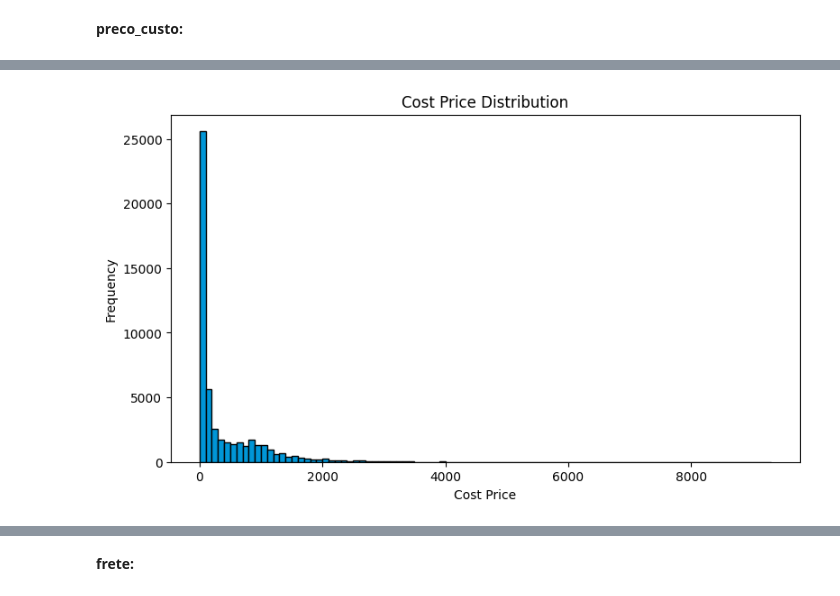
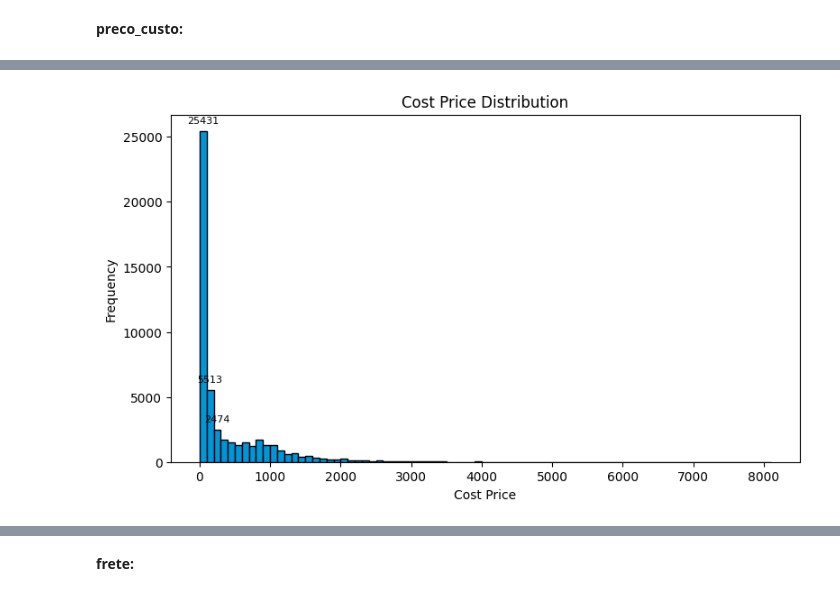
Before and after one commit to pathilink/bemol_data_case, a Jupyter notebook: notebooks/bemol_EDA.ipynb, the cells around one changed output, grey strips where cells are left out. Cells and saved outputs as stored; diff of their text form; code cells hidden in the pictures.

```diff
--- a/notebooks/bemol_EDA.ipynb
+++ b/notebooks/bemol_EDA.ipynb
@@ -198,3 +199,6 @@ df_prep.sample(5)
+# %%
+# iteration: exclude extreme values of preco_venda
+df_prep = df_prep.query('preco_venda <= 10000')
 # %% [markdown]
 ## Exploratory Data Analysis
 # %% [markdown]
@@ -209,4 +213,4 @@ Minimum date: 2020-05-01 00:00:00
 Maximum date: 2024-04-30 00:00:00
 # %%
 # create column
-df_prep['day_of_week'] = df_prep['data_venda'].dt.strftime('%a')
+df_prep['dia_semanal'] = df_prep['data_venda'].dt.strftime('%a')
@@ -277,27 +268,34 @@ df_prep.query('preco_custo >= 20000')
 # %%
-preco_custo_filtered = df_prep.query('preco_custo <= 10000')
+#  filtering to exclude extreme values
+preco_custo_filtered = df_prep#.query('preco_custo <= 10000')
 
 plt.figure(figsize=(9, 5))
 
-# Calculate bins limits every 100
+# calculate bins limits every 100
 bins = np.arange(preco_custo_filtered['preco_custo'].min(), preco_custo_filtered['preco_custo'].max() + 100, 100)
 
-# Histogram
+# histogram
 ax = plt.hist(preco_custo_filtered['preco_custo'], bins=bins, edgecolor='black', color='#0096d7')
 
-# Labels
-for rect in ax[2]:  # ax[2] contains the patches (bars) in the histogram
+# Identificando as 3 maiores barras
+n_barras = len(ax[0])
+valores_barras = ax[0]
+indices_maiores = np.argsort(valores_barras)[-3:]
+
+# label only the 3 first
+for i in indices_maiores:
+    rect = ax[2][i]  # ax[2] contém os patches (barras) do histograma
     x = rect.get_x() + rect.get_width() / 2
     y = rect.get_height()
-    # plt.annotate(f'{int(y)}', (x, y), xytext=(0, 5), textcoords='offset points',
-                #  ha='center', va='bottom', fontsize=8)
+    plt.annotate(f'{int(y)}', (x, y), xytext=(0, 5), textcoords='offset points',
+                 ha='center', va='bottom', fontsize=8)
 
 plt.xlabel('Cost Price')
 plt.ylabel('Frequency')
 plt.title('Cost Price Distribution')
 
 plt.show()
 
 # Mode: products cost <= R$100
 # %% [output]
-[figure, old version]
+[figure, new version]
```
Also changed, not shown: parts of 69 cells of this notebook.
